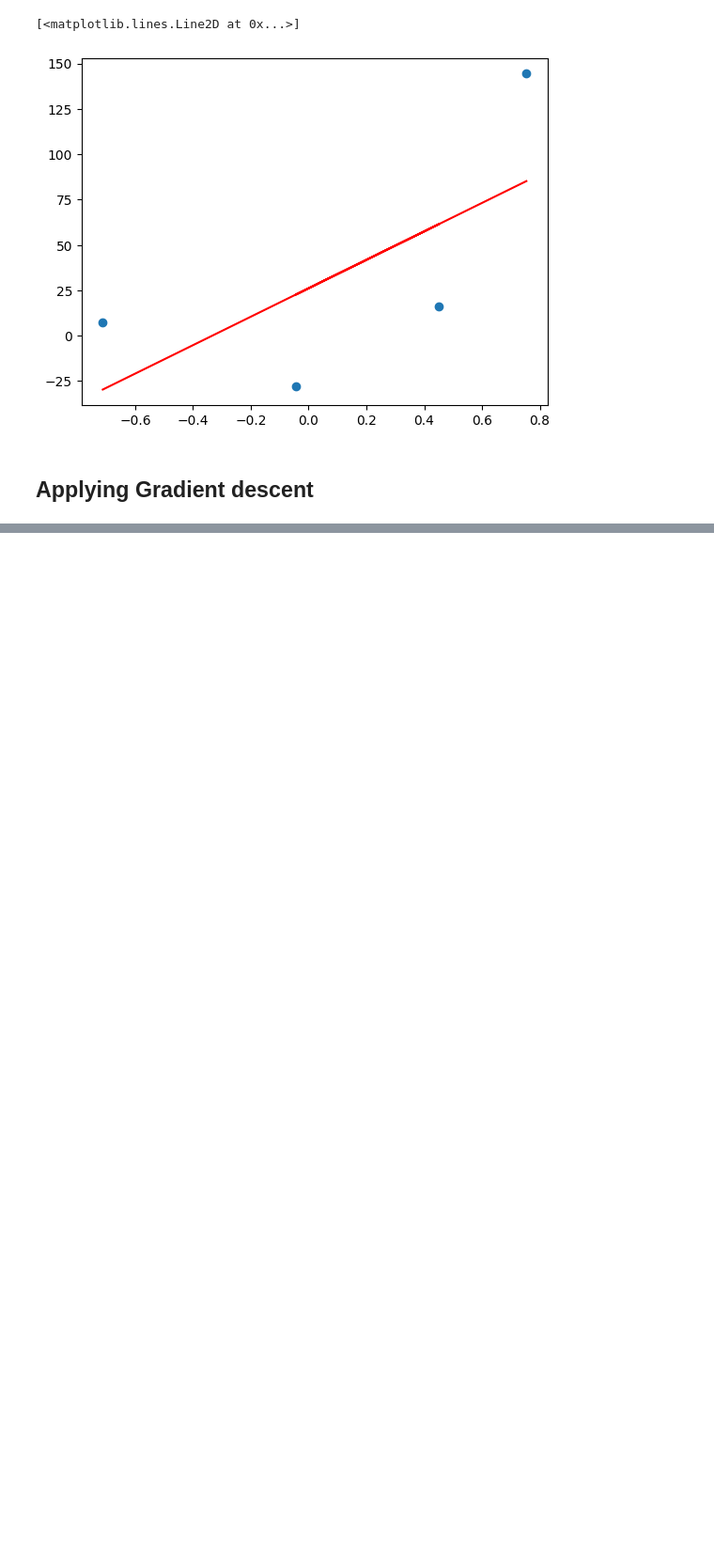
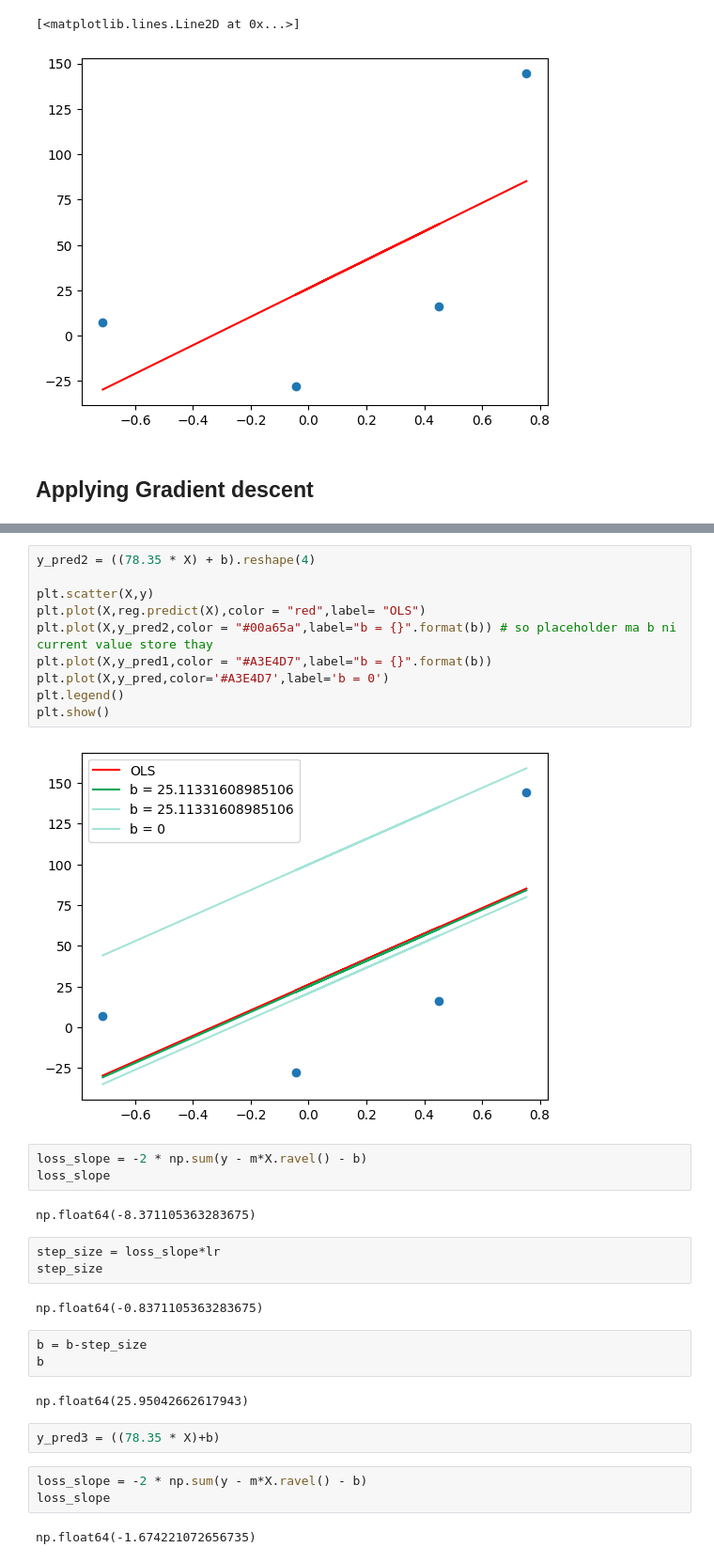
Before and after one commit to fadiamaanyadotcom/ML, a Jupyter notebook: fetch-data-from-api/Feature-eng/gradient-descent-LR/gradient-descent.ipynb, the cells around one changed output, grey strips where cells are left out. Shown at 94% size. Cells and saved outputs as stored; diff of their text form; blank space fills up the shorter version.

```diff
--- a/fetch-data-from-api/Feature-eng/gradient-descent-LR/gradient-descent.ipynb
+++ b/fetch-data-from-api/Feature-eng/gradient-descent-LR/gradient-descent.ipynb
@@ -33,0 +89,34 @@ plt.plot(X,reg.predict(X),color = 'red')
+# %%
+y_pred2 = ((78.35 * X) + b).reshape(4)
+
+plt.scatter(X,y)
+plt.plot(X,reg.predict(X),color = "red",label= "OLS")
+plt.plot(X,y_pred2,color = "#00a65a",label="b = {}".format(b)) # so placeholder ma b ni current value store thay
+plt.plot(X,y_pred1,color = "#A3E4D7",label="b = {}".format(b))
+plt.plot(X,y_pred,color='#A3E4D7',label='b = 0')
+plt.legend()
+plt.show()
+# %% [output]
+[figure, added]
+# %%
+loss_slope = -2 * np.sum(y - m*X.ravel() - b)
+loss_slope
+# %% [output]
+np.float64(-8.371105363283675)
+# %%
+step_size = loss_slope*lr
+step_size
+# %% [output]
+np.float64(-0.8371105363283675)
+# %%
+b = b-step_size
+b
+# %% [output]
+np.float64(25.95042662617943)
+# %%
+y_pred3 = ((78.35 * X)+b)
+# %%
+loss_slope = -2 * np.sum(y - m*X.ravel() - b)
+loss_slope
+# %% [output]
+np.float64(-1.674221072656735)
```
Also changed, not shown: parts of 12 cells of this notebook, 1 other file.
